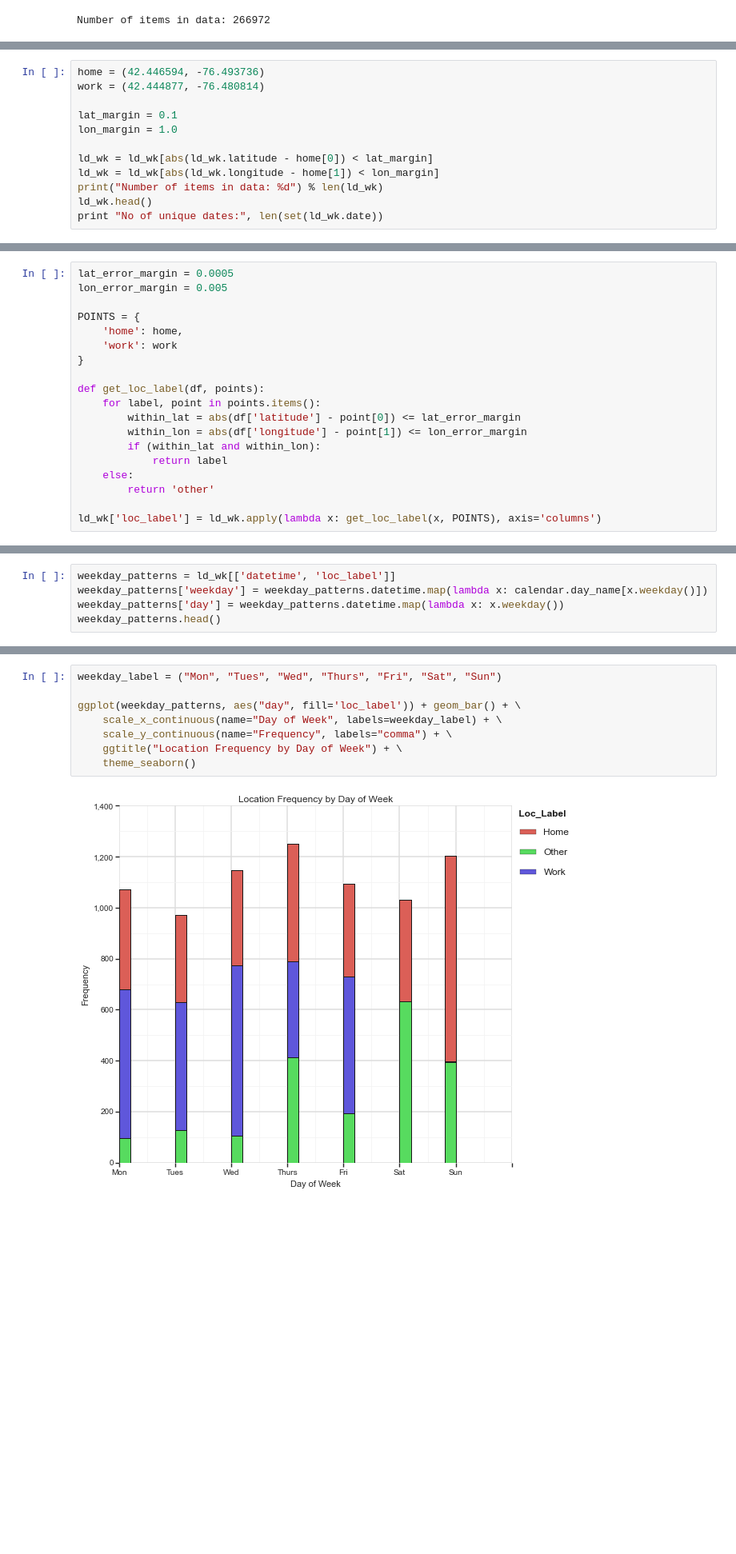
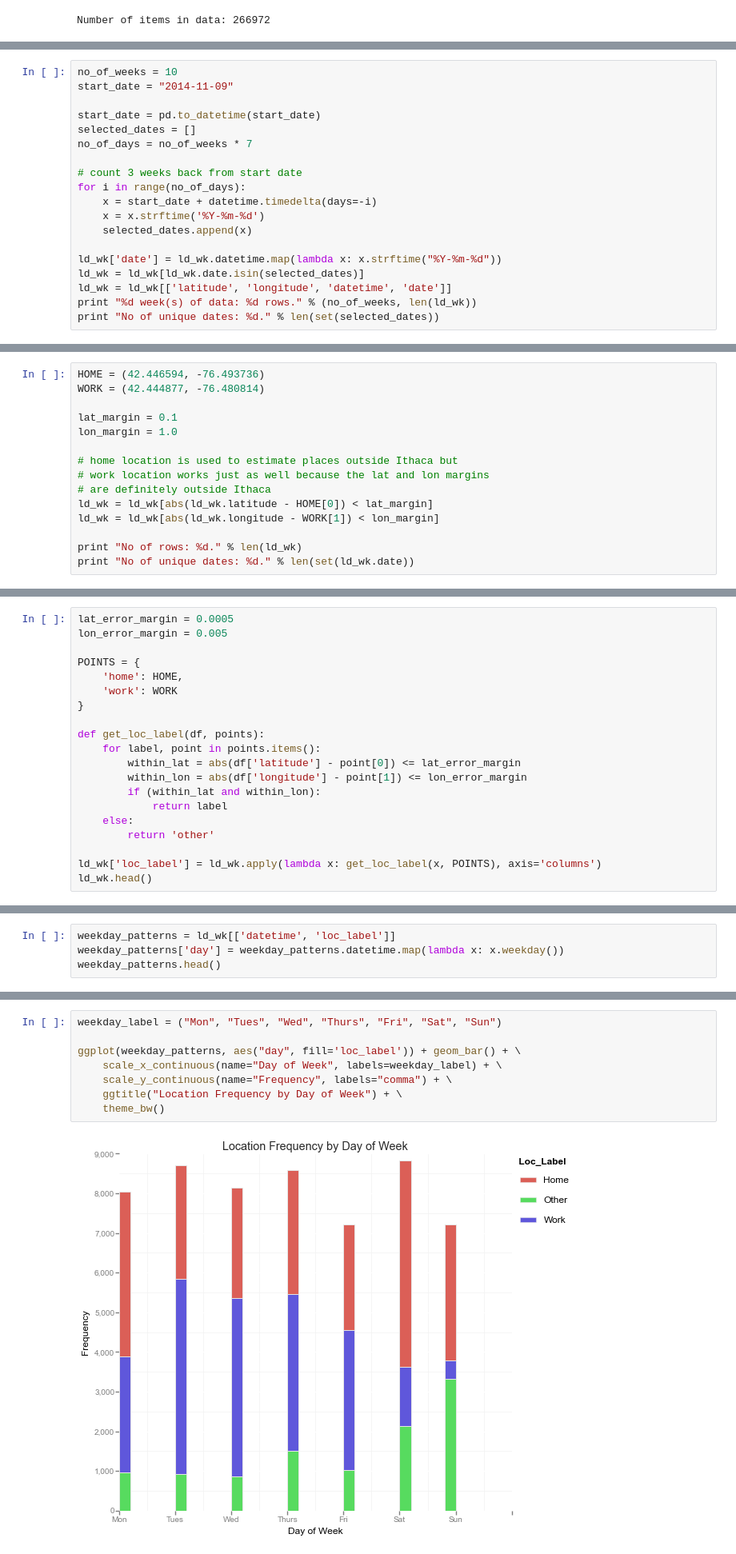
Before and after one commit to fnokeke/student-streams, a Jupyter notebook: src/location-streams.ipynb, the cells around one changed output, grey strips where cells are left out. Shown: that part at 80% size. Drawn from its saved outputs; the diff is of its cells as text; blank space fills up the shorter version.

```diff
--- a/src/location-streams.ipynb
+++ b/src/location-streams.ipynb
@@ -106,0 +80,19 @@ ld_wk = ld_wk[['latitude', 'longitude', 'datetime', 'date']]
+# %%
+no_of_weeks = 10
+start_date = "2014-11-09"
+
+start_date = pd.to_datetime(start_date)
+selected_dates = []
+no_of_days = no_of_weeks * 7
+
+# count 3 weeks back from start date
+for i in range(no_of_days):
+    x = start_date + datetime.timedelta(days=-i)
+    x = x.strftime('%Y-%m-%d')
+    selected_dates.append(x)
+
+ld_wk['date'] = ld_wk.datetime.map(lambda x: x.strftime("%Y-%m-%d"))
+ld_wk = ld_wk[ld_wk.date.isin(selected_dates)]
+ld_wk = ld_wk[['latitude', 'longitude', 'datetime', 'date']]
+print "%d week(s) of data: %d rows." % (no_of_weeks, len(ld_wk))
+print "No of unique dates: %d." % len(set(selected_dates))
@@ -109,13 +104,16 @@ ld_wk = ld_wk[['latitude', 'longitude', 'datetime', 'date']]
 # %%
-home = (42.446594, -76.493736)
-work = (42.444877, -76.480814)
+HOME = (42.446594, -76.493736)
+WORK = (42.444877, -76.480814)
 
 lat_margin = 0.1
 lon_margin = 1.0
 
-ld_wk = ld_wk[abs(ld_wk.latitude - home[0]) < lat_margin]
-ld_wk = ld_wk[abs(ld_wk.longitude - home[1]) < lon_margin]
-print("Number of items in data: %d") % len(ld_wk)
-ld_wk.head()
-print "No of unique dates:", len(set(ld_wk.date))
+# home location is used to estimate places outside Ithaca but
+# work location works just as well because the lat and lon margins
+# are definitely outside Ithaca
+ld_wk = ld_wk[abs(ld_wk.latitude - HOME[0]) < lat_margin]
+ld_wk = ld_wk[abs(ld_wk.longitude - WORK[1]) < lon_margin]
+
+print "No of rows: %d." % len(ld_wk)
+print "No of unique dates: %d." % len(set(ld_wk.date))
 # %% [output]
@@ -128,8 +126,8 @@ lat_error_margin = 0.0005
 lon_error_margin = 0.005
 
 POINTS = {
-    'home': home,
-    'work': work
+    'home': HOME,
+    'work': WORK
 }
 
 def get_loc_label(df, points):
@@ -142,3 +140,4 @@ def get_loc_label(df, points):
         return 'other'
 
 ld_wk['loc_label'] = ld_wk.apply(lambda x: get_loc_label(x, POINTS), axis='columns')
+ld_wk.head()
@@ -205,6 +153,5 @@ r = loc_plot.legend(["Home","Other","Work"],loc='center left', bbox_to_anchor=(1
 # %%
 weekday_patterns = ld_wk[['datetime', 'loc_label']]
-weekday_patterns['weekday'] = weekday_patterns.datetime.map(lambda x: calendar.day_name[x.weekday()])
 weekday_patterns['day'] = weekday_patterns.datetime.map(lambda x: x.weekday())
 weekday_patterns.head()
 # %% [output]
@@ -219,10 +166,10 @@ weekday_patterns.head()
 # %%
 weekday_label = ("Mon", "Tues", "Wed", "Thurs", "Fri", "Sat", "Sun")
 
 ggplot(weekday_patterns, aes("day", fill='loc_label')) + geom_bar() + \
     scale_x_continuous(name="Day of Week", labels=weekday_label) + \
     scale_y_continuous(name="Frequency", labels="comma") + \
     ggtitle("Location Frequency by Day of Week") + \
-    theme_seaborn()
+    theme_bw()
 # %% [output]
-[figure, old version]
+[figure, new version]
```
Also changed, not shown: parts of 48 cells of this notebook, 1 other file.
